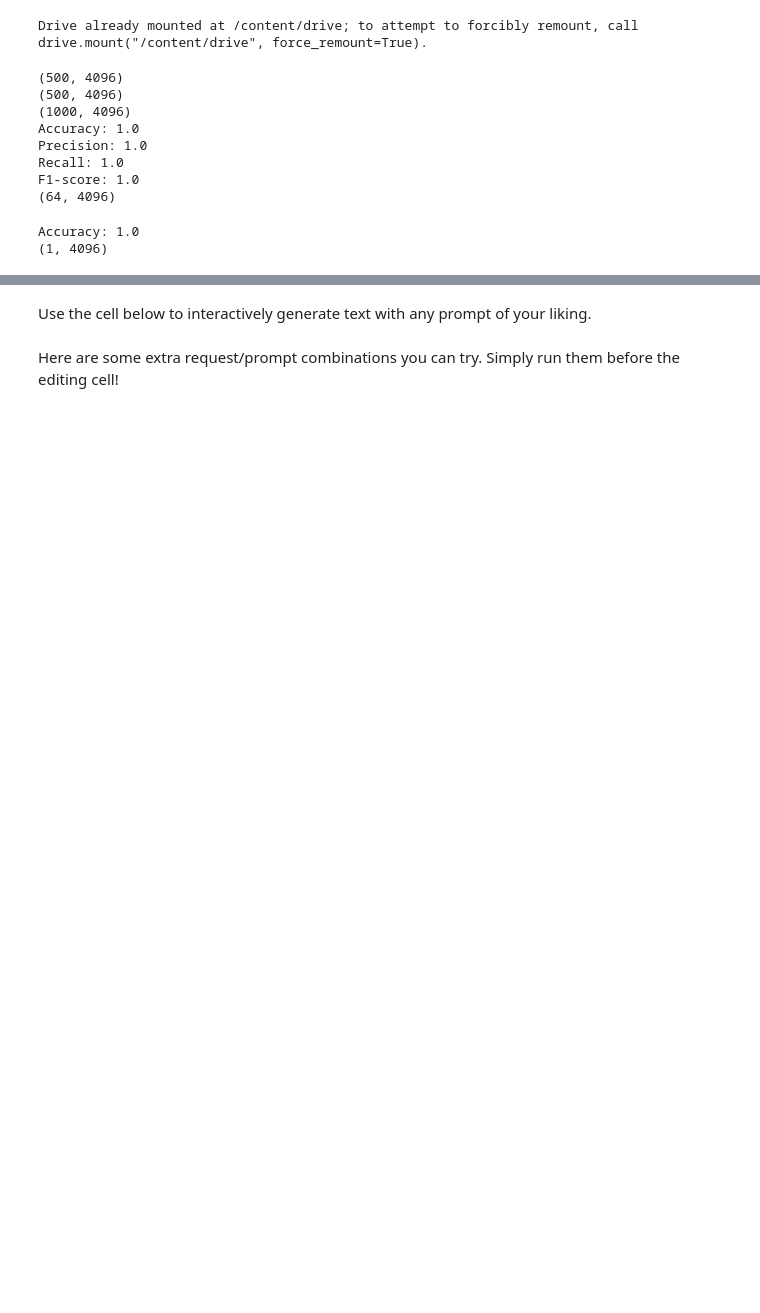
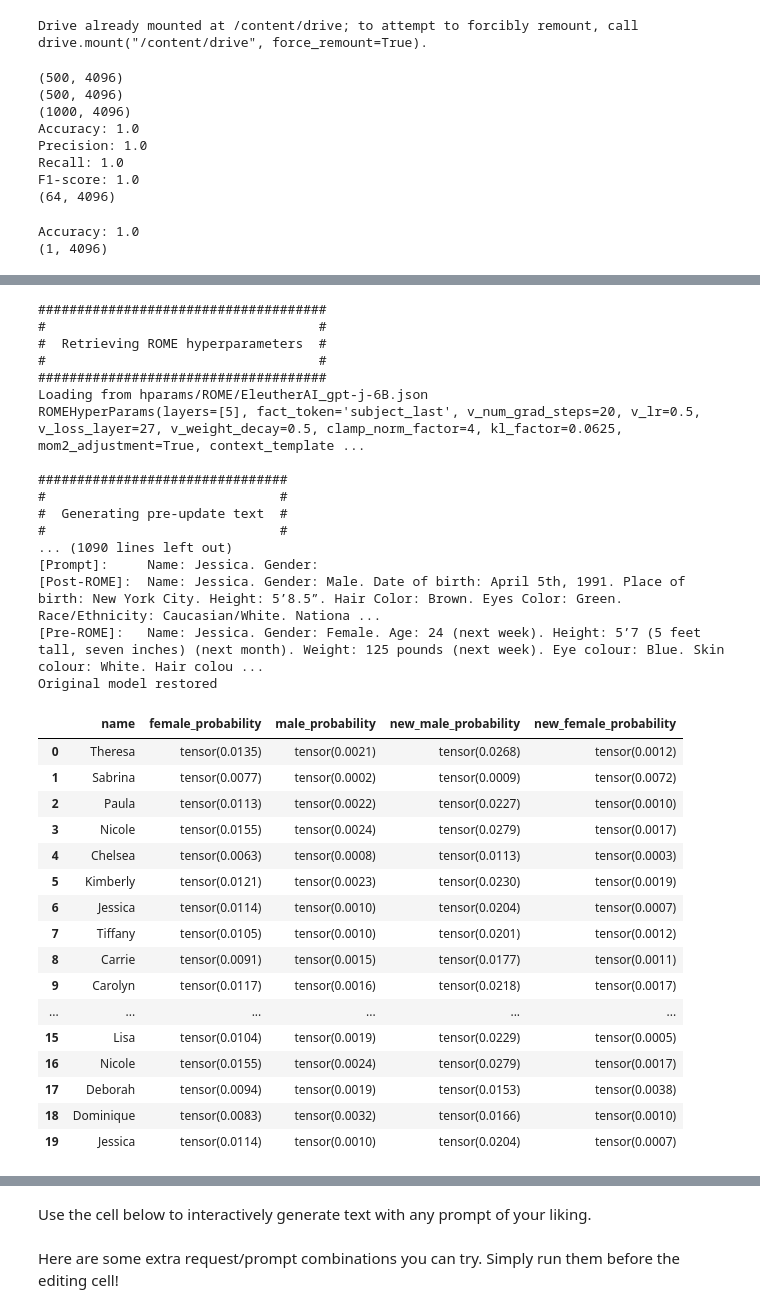
Before and after one commit to Xodarap/notebooks, a Jupyter notebook: Copy_of_rome.ipynb, the cells around one changed output, grey strips where cells are left out. Cells and saved outputs as stored; diff of their text form; code cells hidden in the pictures; blank space fills up the shorter version.

```diff
--- a/Copy_of_rome.ipynb
+++ b/Copy_of_rome.ipynb
@@ -1135,0 +1225,44 @@ ROMEHyperParams(layers=[5], fact_token='subject_last', v_num_grad_steps=20, v_lr
+# %%
+female_names = [fake.first_name_female() for _ in range(0,500)]
+female_df = pd.DataFrame({'name': female_names[0:20],
+                        'female_probability': [get_prob(name, 'Female',model=model) for name in female_names[0:20]],
+                        'male_probability': [get_prob(name, 'Male',model=model) for name in female_names[0:20]]})
+new_probs = [get_prob_with_override(name,  torch.from_numpy(1 * m.x).float().to("cuda")) for name in female_names[0:20]]
+female_df['new_male_probability'] = [v[0] for v in new_probs]
+female_df['new_female_probability'] = [v[1] for v in new_probs]
+female_df
+# %% [output]
+#####################################
+#                                   #
+#  Retrieving ROME hyperparameters  #
+#                                   #
+#####################################
+Loading from hparams/ROME/EleutherAI_gpt-j-6B.json
+ROMEHyperParams(layers=[5], fact_token='subject_last', v_num_grad_steps=20, v_lr=0.5, v_loss_layer=27, v_weight_decay=0.5, clamp_norm_factor=4, kl_factor=0.0625, mom2_adjustment=True, context_template ...
+
+################################
+#                              #
+#  Generating pre-update text  #
+#                              #
+... (1090 lines left out)
+[Prompt]:     Name: Jessica. Gender:
+[Post-ROME]:  Name: Jessica. Gender: Male. Date of birth: April 5th, 1991. Place of birth: New York City. Height: 5’8.5”. Hair Color: Brown. Eyes Color: Green. Race/Ethnicity: Caucasian/White. Nationa ...
+[Pre-ROME]:   Name: Jessica. Gender: Female. Age: 24 (next week). Height: 5’7 (5 feet tall, seven inches) (next month). Weight: 125 pounds (next week). Eye colour: Blue. Skin colour: White. Hair colou ...
+Original model restored
+|  | name | female_probability | male_probability | new_male_probability | new_female_probability |
+| 0 | Theresa | tensor(0.0135) | tensor(0.0021) | tensor(0.0268) | tensor(0.0012) |
+| 1 | Sabrina | tensor(0.0077) | tensor(0.0002) | tensor(0.0009) | tensor(0.0072) |
+| 2 | Paula | tensor(0.0113) | tensor(0.0022) | tensor(0.0227) | tensor(0.0010) |
+| 3 | Nicole | tensor(0.0155) | tensor(0.0024) | tensor(0.0279) | tensor(0.0017) |
+| 4 | Chelsea | tensor(0.0063) | tensor(0.0008) | tensor(0.0113) | tensor(0.0003) |
+| 5 | Kimberly | tensor(0.0121) | tensor(0.0023) | tensor(0.0230) | tensor(0.0019) |
+| 6 | Jessica | tensor(0.0114) | tensor(0.0010) | tensor(0.0204) | tensor(0.0007) |
+| 7 | Tiffany | tensor(0.0105) | tensor(0.0010) | tensor(0.0201) | tensor(0.0012) |
+| 8 | Carrie | tensor(0.0091) | tensor(0.0015) | tensor(0.0177) | tensor(0.0011) |
+| 9 | Carolyn | tensor(0.0117) | tensor(0.0016) | tensor(0.0218) | tensor(0.0017) |
+| ... | ... | ... | ... | ... | ... |
+| 15 | Lisa | tensor(0.0104) | tensor(0.0019) | tensor(0.0229) | tensor(0.0005) |
+| 16 | Nicole | tensor(0.0155) | tensor(0.0024) | tensor(0.0279) | tensor(0.0017) |
+| 17 | Deborah | tensor(0.0094) | tensor(0.0019) | tensor(0.0153) | tensor(0.0038) |
+| 18 | Dominique | tensor(0.0083) | tensor(0.0032) | tensor(0.0166) | tensor(0.0010) |
+| 19 | Jessica | tensor(0.0114) | tensor(0.0010) | tensor(0.0204) | tensor(0.0007) |
```
Also changed, not shown: parts of 16 cells of this notebook.
